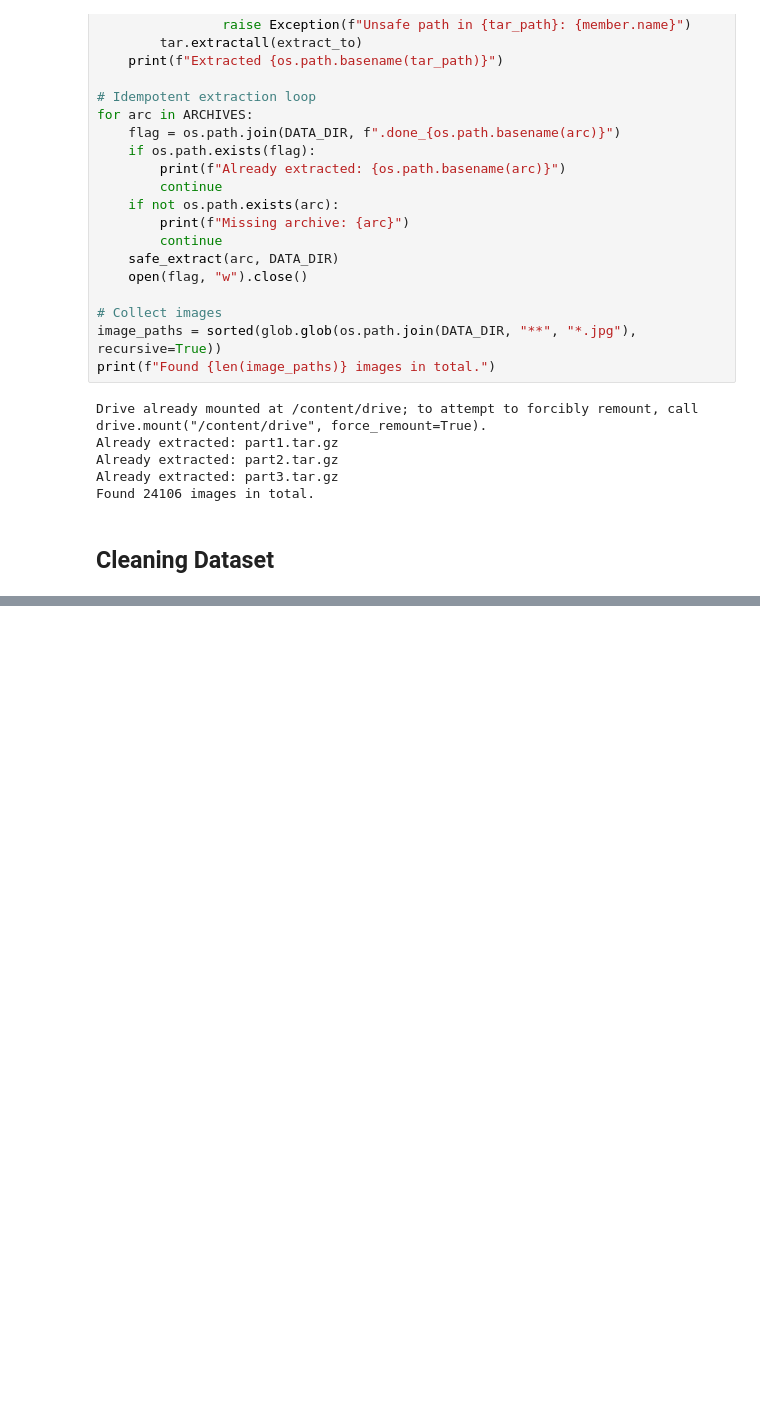
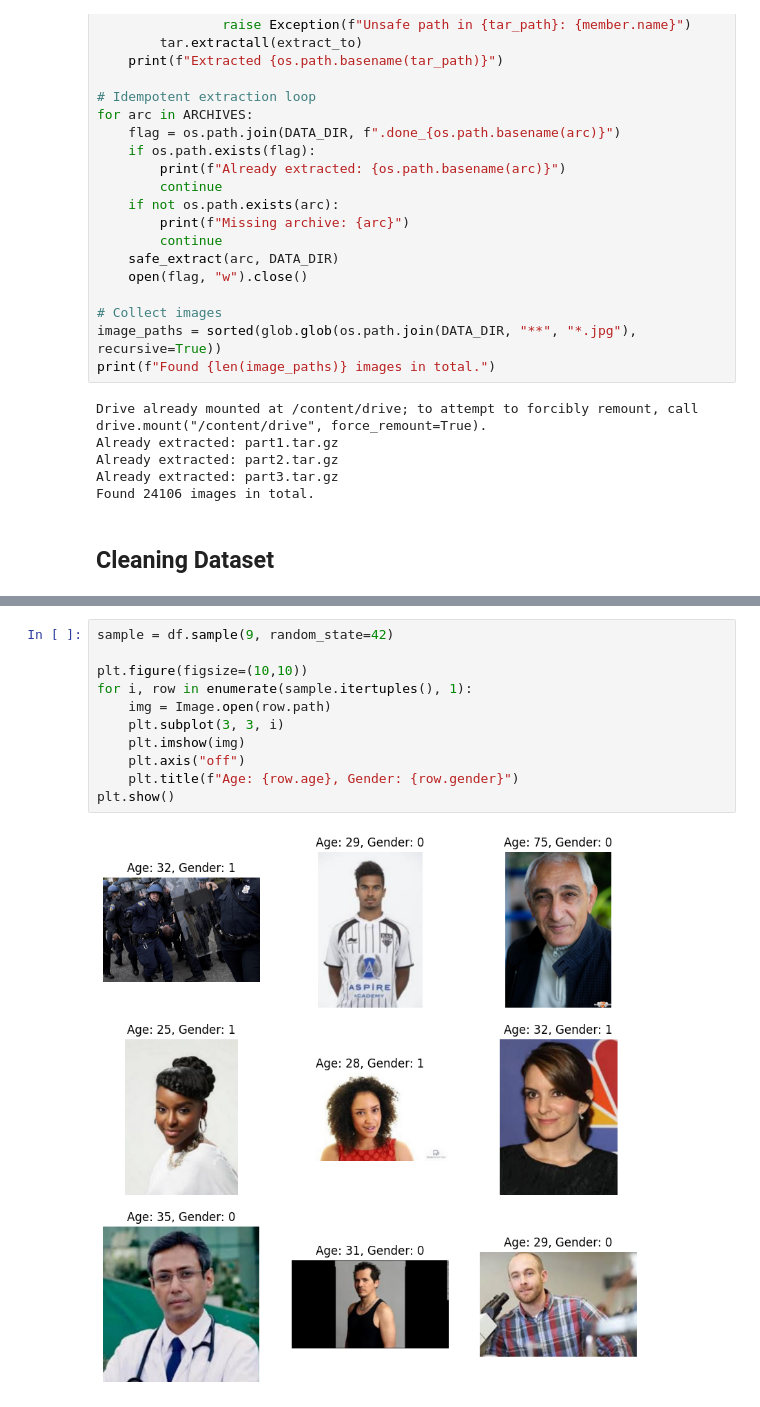
Before and after one commit to Theflawlessone/Face_Detection, a Jupyter notebook: Notebooks/Faces.ipynb, the cells around one changed output, grey strips where cells are left out. Saved outputs shown, nothing was run; the diff lists cells and outputs as text; blank space fills up the shorter version.

```diff
--- a/Notebooks/Faces.ipynb
+++ b/Notebooks/Faces.ipynb
@@ -107,0 +122,13 @@ After cleaning: 24080
+# %%
+sample = df.sample(9, random_state=42)
+
+plt.figure(figsize=(10,10))
+for i, row in enumerate(sample.itertuples(), 1):
+    img = Image.open(row.path)
+    plt.subplot(3, 3, i)
+    plt.imshow(img)
+    plt.axis("off")
+    plt.title(f"Age: {row.age}, Gender: {row.gender}")
+plt.show()
+# %% [output]
+[figure, added]
```
Also changed, not shown: parts of 29 cells of this notebook.
